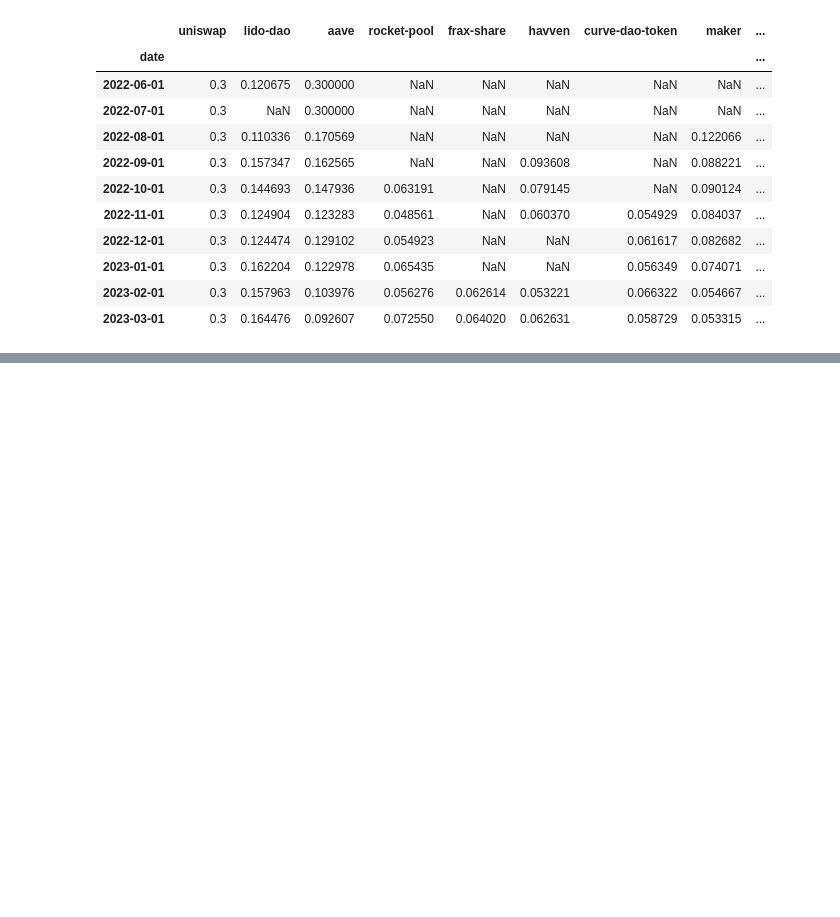
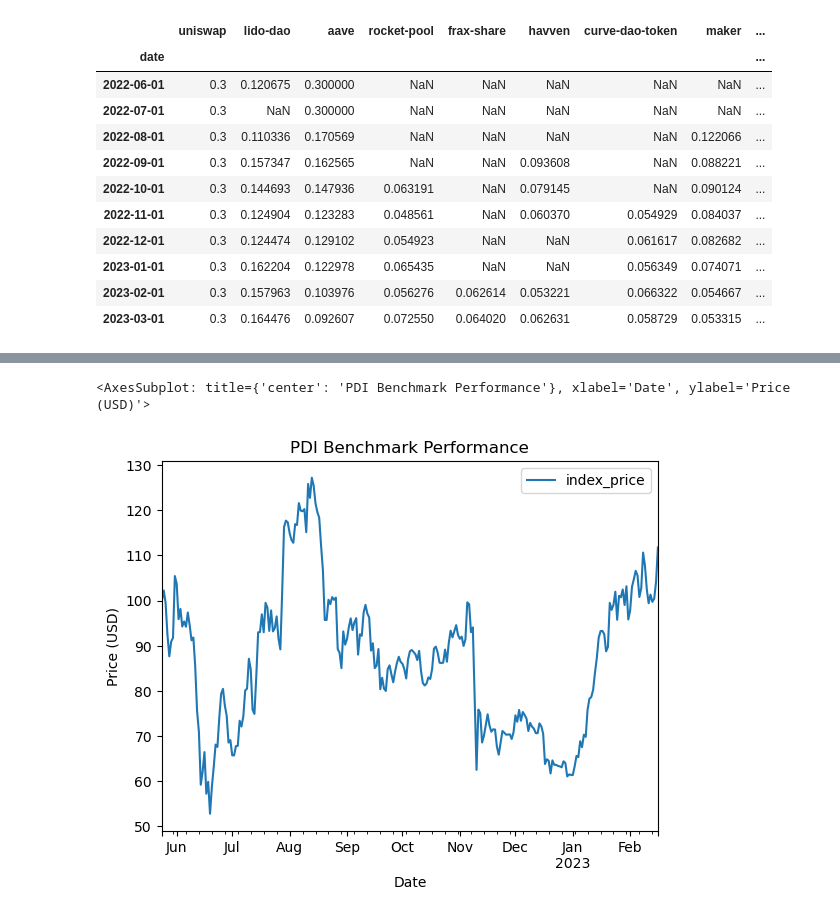
Before and after one commit to Phuture-Finance/rebalancing-data, a Jupyter notebook: PDI/pdi_benchmark.ipynb, the cells around one changed output, grey strips where cells are left out. Cells and saved outputs as stored; diff of their text form; code cells hidden in the pictures; blank space fills up the shorter version.

Commit message:
PDI benchmarking complete

```diff
--- a/PDI/pdi_benchmark.ipynb
+++ b/PDI/pdi_benchmark.ipynb
@@ -112,0 +123,5 @@ pdi_performance
+# %%
+pdi_performance.plot(y=['index_price'],title='PDI Benchmark Performance',xlabel='Date',ylabel='Price (USD)')
+# %% [output]
+<AxesSubplot: title={'center': 'PDI Benchmark Performance'}, xlabel='Date', ylabel='Price (USD)'>
+[figure, added]
```
Also changed, not shown: parts of 4 cells of this notebook.
